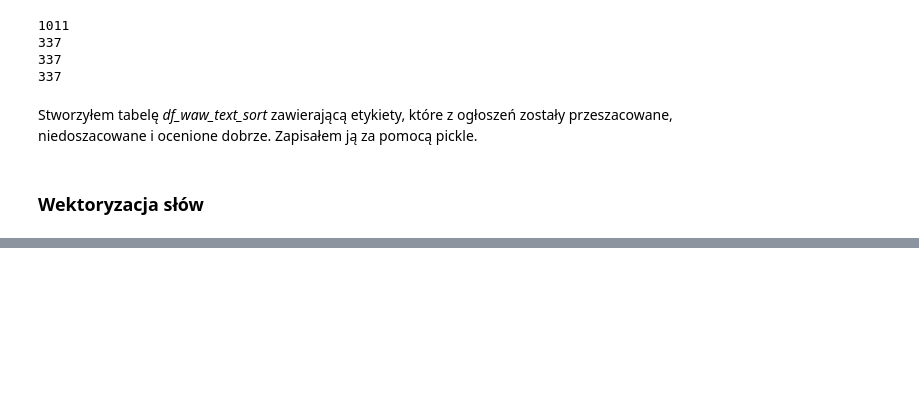
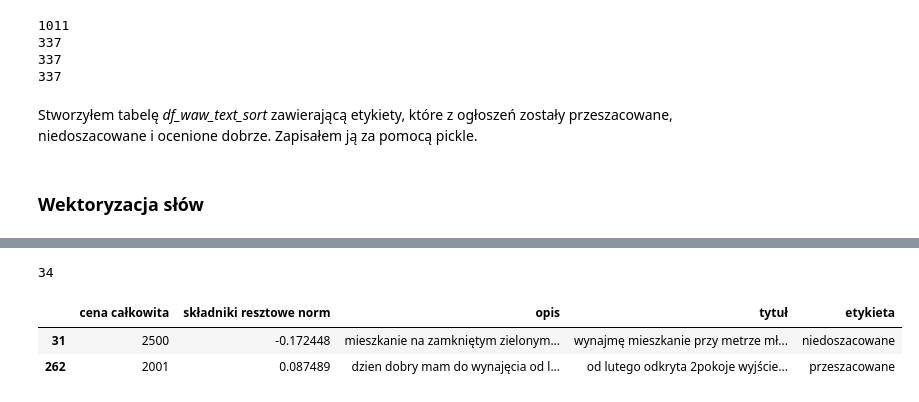
Before and after one commit to pawellachowski777/Apartments, a Jupyter notebook: python/apartments_price_prediction_NLP.ipynb, the cells around one changed output, grey strips where cells are left out. Cells and saved outputs as stored; diff of their text form; code cells hidden in the pictures; blank space fills up the shorter version.

```diff
--- a/python/apartments_price_prediction_NLP.ipynb
+++ b/python/apartments_price_prediction_NLP.ipynb
@@ -327,0 +458,10 @@ niedoszacowane       0.52      0.47      0.50       115
+# %%
+len(double_guess)
+# %% [output]
+34
+# %%
+df_waw_text_sort.iloc[[140,677]]
+# %% [output]
+|  | cena całkowita | składniki resztowe norm | opis | tytuł | etykieta |
+| 31 | 2500 | -0.172448 | mieszkanie na zamkniętym zielonym... | wynajmę mieszkanie przy metrze mł... | niedoszacowane |
+| 262 | 2001 | 0.087489 | dzien dobry mam do wynajęcia od l... | od lutego odkryta 2pokoje wyjście... | przeszacowane |
```
Also changed, not shown: parts of 24 cells of this notebook, 3 other files.
